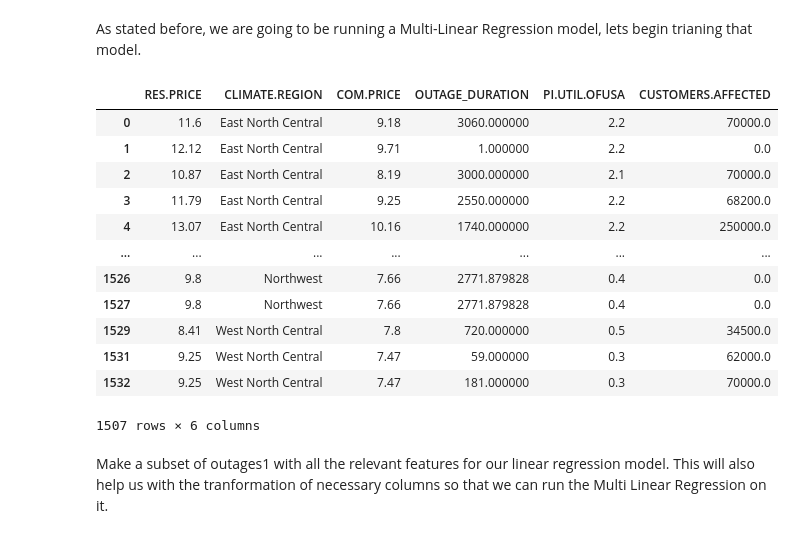
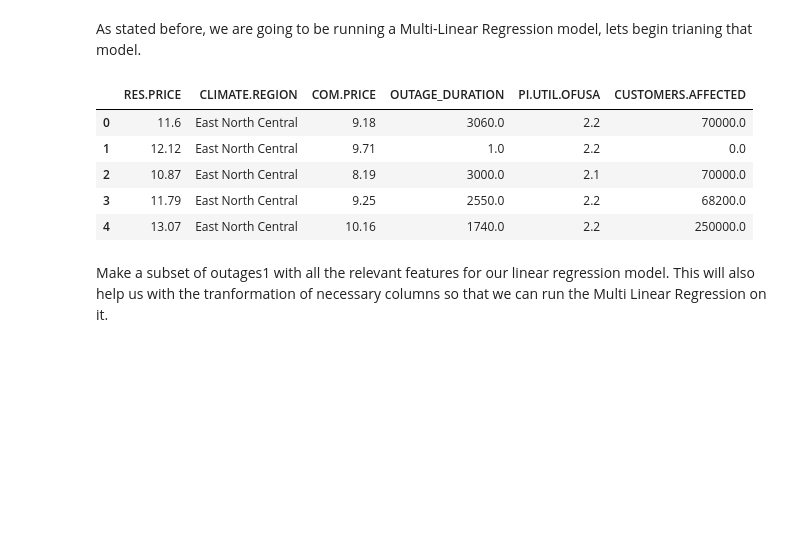
Before and after one commit to SamuelKao/Power-Outage-Research, a Jupyter notebook: template.ipynb, the cells around one changed output. Cells and saved outputs as stored; diff of their text form; code cells hidden in the pictures; blank space fills up the shorter version.

```diff
--- a/template.ipynb
+++ b/template.ipynb
@@ -707,21 +711,14 @@ To recap, our response variable is going to be “OUTAGE.DURATION” and our fea
 As stated before, we are going to be running a Multi-Linear Regression model, lets begin trianing that model.
 # %%
 linear_outages_filled = linear_outages1.copy()
-linear_outages_filled
+linear_outages_filled.head()
 # %% [output]
 |  | RES.PRICE | CLIMATE.REGION | COM.PRICE | OUTAGE_DURATION | PI.UTIL.OFUSA | CUSTOMERS.AFFECTED |
-| 0 | 11.6 | East North Central | 9.18 | 3060.000000 | 2.2 | 70000.0 |
-| 1 | 12.12 | East North Central | 9.71 | 1.000000 | 2.2 | 0.0 |
-| 2 | 10.87 | East North Central | 8.19 | 3000.000000 | 2.1 | 70000.0 |
-| 3 | 11.79 | East North Central | 9.25 | 2550.000000 | 2.2 | 68200.0 |
-| 4 | 13.07 | East North Central | 10.16 | 1740.000000 | 2.2 | 250000.0 |
-| ... | ... | ... | ... | ... | ... | ... |
-| 1526 | 9.8 | Northwest | 7.66 | 2771.879828 | 0.4 | 0.0 |
-| 1527 | 9.8 | Northwest | 7.66 | 2771.879828 | 0.4 | 0.0 |
-| 1529 | 8.41 | West North Central | 7.8 | 720.000000 | 0.5 | 34500.0 |
-| 1531 | 9.25 | West North Central | 7.47 | 59.000000 | 0.3 | 62000.0 |
-| 1532 | 9.25 | West North Central | 7.47 | 181.000000 | 0.3 | 70000.0 |
+| 0 | 11.6 | East North Central | 9.18 | 3060.0 | 2.2 | 70000.0 |
+| 1 | 12.12 | East North Central | 9.71 | 1.0 | 2.2 | 0.0 |
+| 2 | 10.87 | East North Central | 8.19 | 3000.0 | 2.1 | 70000.0 |
+| 3 | 11.79 | East North Central | 9.25 | 2550.0 | 2.2 | 68200.0 |
+| 4 | 13.07 | East North Central | 10.16 | 1740.0 | 2.2 | 250000.0 |
-1507 rows × 6 columns
 # %% [markdown]
 Make a subset of outages1 with all the relevant features for our linear regression model. This will also help us with the tranformation of necessary columns so that we can run the Multi Linear Regression on it.
 # %%
```
Also changed, not shown: parts of 9 cells of this notebook.
